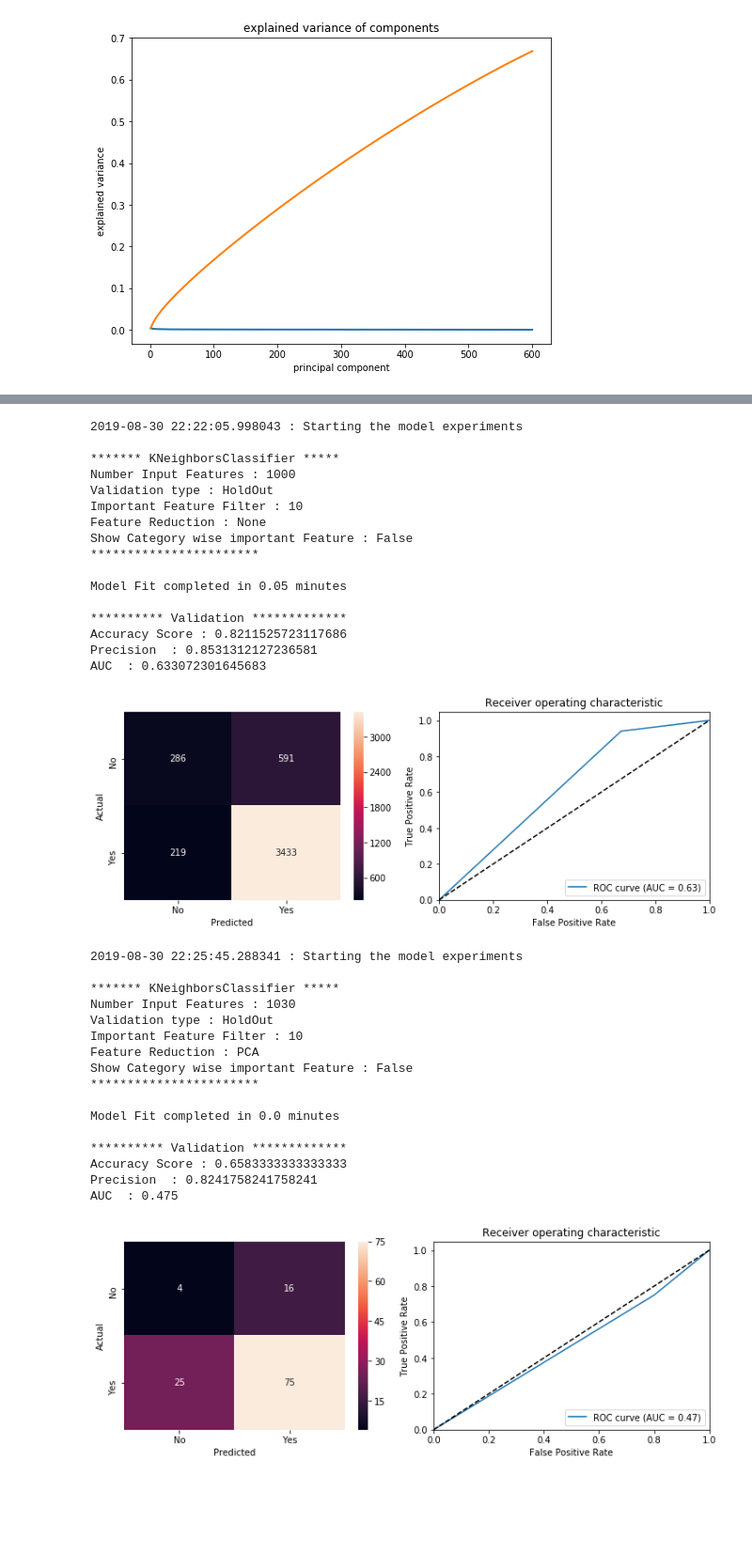
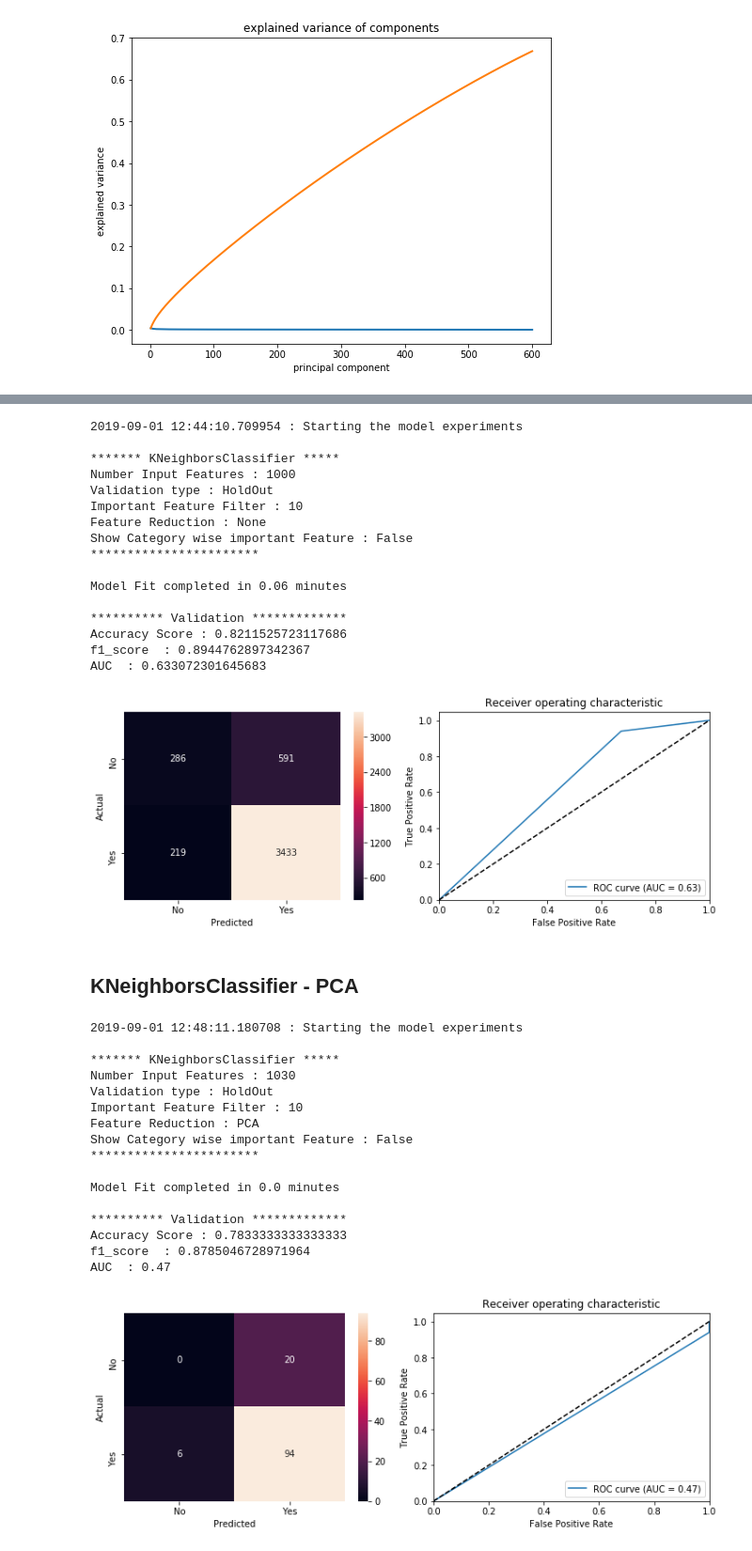
Before and after one commit to balag752/Ecommerce-clothing-recommendation-prediction, a Jupyter notebook: src/ModelBuilding.ipynb, the cells around one changed output, grey strips where cells are left out. Shown at 94% size. Cells and saved outputs as stored; diff of their text form; code cells hidden in the pictures; blank space fills up the shorter version.

```diff
--- a/src/ModelBuilding.ipynb
+++ b/src/ModelBuilding.ipynb
@@ -174,7 +158,6 @@ FeatureReductionValue=[]
 ValidatedTime=[]
 # %%
 ## For Hyper parameter selection used Grid Search
-
 def param_selection(model,param_grid,InputFeatureData,OutputFeatureData, nfolds=3):
 #     print(str(datetime.datetime.now())+" : Starting Param selection")
     grid_search = GridSearchCV(model, param_grid, cv=nfolds,verbose =1)
@@ -183,6 +166,8 @@ def param_selection(model,param_grid,InputFeatureData,OutputFeatureData, nfolds=
 #     print(str(datetime.datetime.now())+" : Param selection is completed")
     return grid_search.best_estimator_
 
+
+## Returns the important features
 def Category_coefs(modelbest_estimator,columnslist, ImpFtrShow, label, subplotnbr, InputFeature=InputFeature):
 
     if type(modelbest_estimator).__name__=='LogisticRegression':
@@ -275,8 +260,8 @@ def plot_roc_curves(fprs, tprs, names=[]):
     plt.ylabel('True Positive Rate')
     plt.title('Receiver operating characteristic')
     plt.legend(loc="lower right")
-#     plt.show()
 
+## validate the model by holdout or cross fold validation
 def validation(modelbest_estimator,InputFeatureData,OutputFeatureData, X_train, X_test, y_train, y_test, datetime_modelfit,nfolds, Reviewonly,FeatureReduction):
     print(" ")
     print("********** Validation *************")
@@ -304,11 +289,13 @@ def validation(modelbest_estimator,InputFeatureData,OutputFeatureData, X_train,
     if nfolds<=1 :
         ## Holdout validation
         print('Accuracy Score : '+str(metrics.accuracy_score(y_test,y_pred )))
-        print('Precision  : '+str(metrics.precision_score(y_test,y_pred )))
+        print('f1_score  : '+str(metrics.f1_score(y_test,y_pred )))
         print('AUC  : '+str(metrics.roc_auc_score(y_test, y_pred)))
 
         TypeValidation.append("HoldOut")
-        Score.append(metrics.precision_score(y_test,y_pred ))
+        TypeValidation.append("HoldOut")
+        Score.append(metrics.accuracy_score(y_test,y_pred ))
+        Score.append(metrics.f1_score(y_test,y_pred ))
     else:
         ## Cross fold Validation
 
@@ -317,14 +304,16 @@ def validation(modelbest_estimator,InputFeatureData,OutputFeatureData, X_train,
         pd.Series(scores).plot(kind="box", label="Accuracy");
         plt.title('RMSE from '+str(nfolds)+' Folds (Accuracy)')
 
-        print("Cross Validation Accuracy Scores "+str(scores))
+        TypeValidation.append("Cross Fold")
+        Score.append(np.mean(scores, dtype=np.float64))
+
         print("Cross Validation Accuracy Mean Score "+str(np.mean(scores, dtype=np.float64)))
 
-        scores=cross_val_score(modelbest_estimator,InputFeatureData,OutputFeatureData, cv=nfolds, scoring="precision")
-        print("Cross Validation Accuracy precision Score "+str(np.mean(scores, dtype=np.float64)))
+        scores=cross_val_score(modelbest_estimator,InputFeatureData,OutputFeatureData, cv=nfolds, scoring="f1")
+        print("Cross Validation Accuracy f1_score Score "+str(np.mean(scores, dtype=np.float64)))
         plt.subplot(2,2,4)
-        pd.Series(scores).plot(kind="box", label="precision");
-        plt.title('RMSE from '+str(nfolds)+' Folds (Precision)')
+        pd.Series(scores).plot(kind="box", label="f1_score");
+        plt.title('RMSE from '+str(nfolds)+' Folds (f1_score)')
 
         TypeValidation.append("Cross Fold")
         Score.append(np.mean(scores, dtype=np.float64))
@@ -337,12 +326,21 @@ def validation(modelbest_estimator,InputFeatureData,OutputFeatureData, X_train,
 
     ModelName.append(type(modelbest_estimator).__name__)
     Modeldescription.append(Reviewonly)
-    Metric.append("Precision")
+    Metric.append("Accuracy")
+    ValidatedTime.append(datetime.datetime.now())
+    FeatureReductionValue.append(FeatureReduction)
+
+
+    ModelName.append(type(modelbest_estimator).__name__)
+    Modeldescription.append(Reviewonly)
+    Metric.append("f1_score")
     ValidatedTime.append(datetime.datetime.now())
     FeatureReductionValue.append(FeatureReduction)
 
     print(" ")
 
+
+## Package of model experiment, validation and shows the important feature
 def model_experiment(model,param_grid,df, InputFeaturecols,OutputFeaturecols, nfolds=[3,3], ImpFtrShow=10, Reviewonly=False, FeatureReduction="None"):
     ## Parameters ##
     ## model - Input model
@@ -707,7 +719,7 @@ Model Cross Validation completed in 2.73 minutes
 # %%
 model_experiment(model=model,param_grid=param_grid,df=df, InputFeaturecols=InputFeature[30:],OutputFeaturecols=OutputFeature, nfolds=[2,1], ImpFtrShow=10, Reviewonly=True)
 # %% [output]
-2019-08-30 22:22:05.998043 : Starting the model experiments
+2019-09-01 12:44:10.709954 : Starting the model experiments
 
 ******* KNeighborsClassifier *****
 Number Input Features : 1000
@@ -717,30 +729,32 @@ Feature Reduction : None
 Show Category wise important Feature : False
 ***********************
 
-Model Fit completed in 0.05 minutes
+Model Fit completed in 0.06 minutes
 
 ********** Validation *************
 Accuracy Score : 0.8211525723117686
-Precision  : 0.8531312127236581
+f1_score  : 0.8944762897342367
 AUC  : 0.633072301645683
 [figure]
+# %% [markdown]
+## KNeighborsClassifier - PCA
 # %%
-model_experiment(model=model,param_grid=param_grid,df=df_pca_pd_minmaxscale, InputFeaturecols=PCA_InputFeature,OutputFeaturecols=OutputFeature, nfolds=[2,1], ImpFtrShow=10, Reviewonly=True,FeatureReduction="PCA")
+model_experiment(model=model,param_grid=param_grid,df=df_pca_pd, InputFeaturecols=PCA_InputFeature,OutputFeaturecols=OutputFeature, nfolds=[2,1], ImpFtrShow=10, Reviewonly=True,FeatureReduction="PCA")
 # %% [output]
-2019-08-30 22:25:45.288341 : Starting the model experiments
+2019-09-01 12:48:11.180708 : Starting the model experiments
 
 ******* KNeighborsClassifier *****
 Number Input Features : 1030
 Validation type : HoldOut
 Important Feature Filter : 10
 Feature Reduction : PCA
 Show Category wise important Feature : False
 ***********************
 
 Model Fit completed in 0.0 minutes
 
 ********** Validation *************
-Accuracy Score : 0.6583333333333333
-Precision  : 0.8241758241758241
-AUC  : 0.475
+Accuracy Score : 0.7833333333333333
+f1_score  : 0.8785046728971964
+AUC  : 0.47
-[figure, old version]
+[figure, new version]
```
Also changed, not shown: parts of 46 cells of this notebook, 1 other file.
